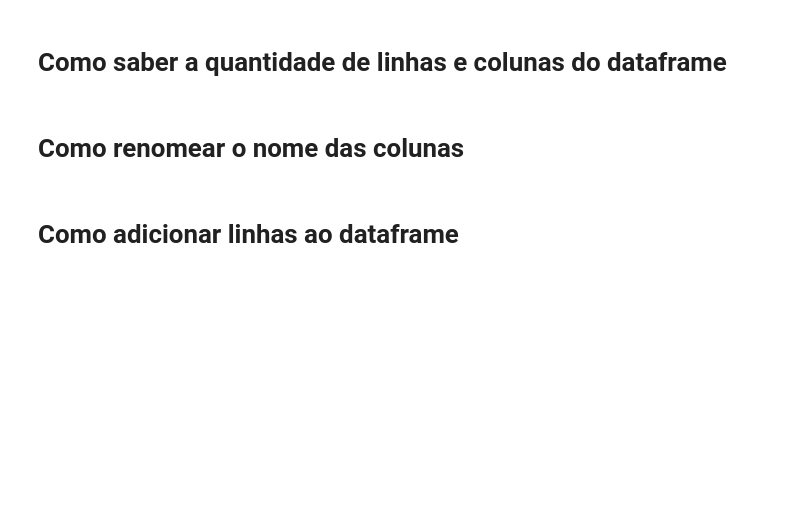
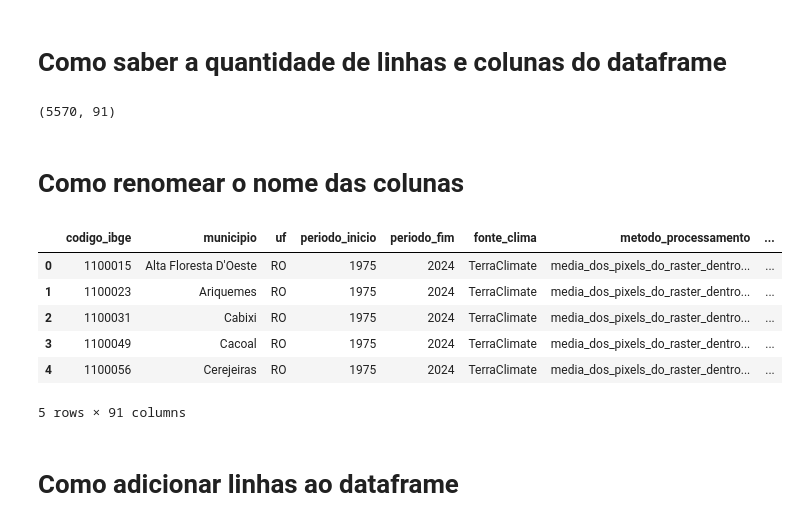
Before and after one commit to brendharosa/primeiro1, a Jupyter notebook: Pandas.ipynb, the cells around one changed output. Saved outputs shown, nothing was run; the diff lists cells and outputs as text; code cells hidden in the pictures; blank space fills up the shorter version.

```diff
--- a/Pandas.ipynb
+++ b/Pandas.ipynb
@@ -75,6 +92,43 @@ Visualição rápida, mas não total, das informações
 # %% [markdown]
 # Como saber a quantidade de linhas e colunas do dataframe
+# %%
+'''
+O comando shape mostra a quantidade de linhas e colunas do dataframe.
+A posição [0] representa a quantidade de linhas e a posição [1] representa a quantidade de colunas.
+Info: Brendha
+'''
+
+# cria uma cópia do dataframe
+df_copia = df.copy()
+
+# mostra a quantidade de linhas e colunas
+df_copia.shape
+# %% [output]
+(5570, 91)
 # %% [markdown]
 # Como renomear o nome das colunas
+# %%
+'''
+O comando rename permite alterar o nome de uma ou mais colunas do dataframe.
+Neste exemplo, a coluna nome_municipio será alterada para municipio.
+Info: Brendha
+'''
+
+# cria uma cópia do dataframe
+df_copia = df.copy()
+
+# renomeia a coluna
+df_copia.rename(columns={'nome_municipio': 'municipio'}, inplace=True)
+
+# visualiza o dataframe
+df_copia.head()
+# %% [output]
+|  | codigo_ibge | municipio | uf | periodo_inicio | periodo_fim | fonte_clima | metodo_processamento | ... |
+| 0 | 1100015 | Alta Floresta D'Oeste | RO | 1975 | 2024 | TerraClimate | media_dos_pixels_do_raster_dentro... | ... |
+| 1 | 1100023 | Ariquemes | RO | 1975 | 2024 | TerraClimate | media_dos_pixels_do_raster_dentro... | ... |
+| 2 | 1100031 | Cabixi | RO | 1975 | 2024 | TerraClimate | media_dos_pixels_do_raster_dentro... | ... |
+| 3 | 1100049 | Cacoal | RO | 1975 | 2024 | TerraClimate | media_dos_pixels_do_raster_dentro... | ... |
+| 4 | 1100056 | Cerejeiras | RO | 1975 | 2024 | TerraClimate | media_dos_pixels_do_raster_dentro... | ... |
+5 rows × 91 columns
 # %% [markdown]
 # Como adicionar linhas ao dataframe
```
Also changed, not shown: parts of 8 cells of this notebook.
